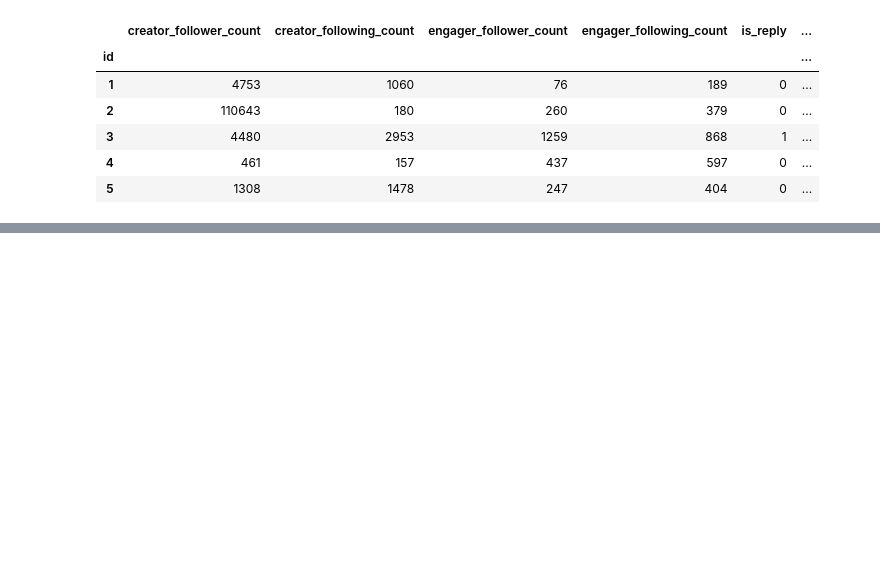
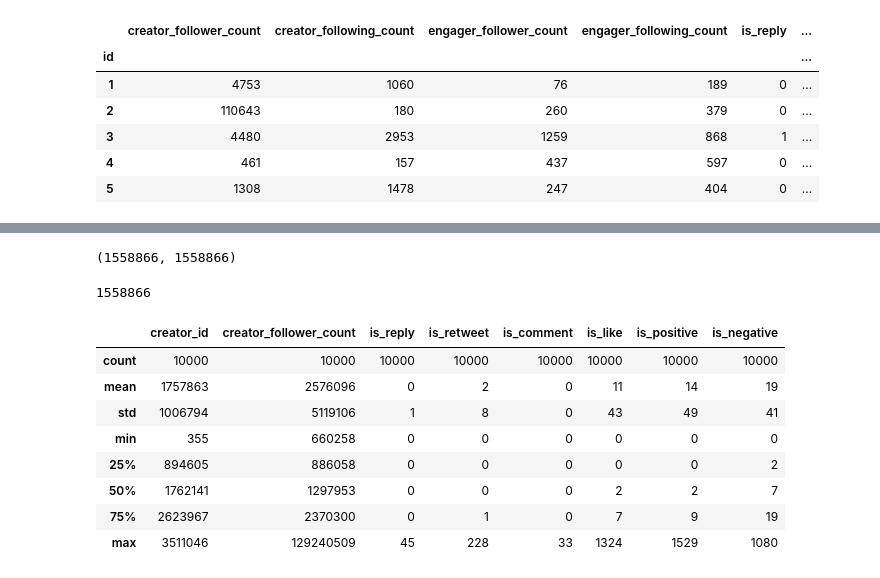
Before and after one commit to RecKIE7/recsys2021-twitter, a Jupyter notebook: analysis/follow_count.ipynb, the cells around one changed output, grey strips where cells are left out. Saved outputs shown, nothing was run; the diff lists cells and outputs as text; code cells hidden in the pictures; blank space fills up the shorter version.

```diff
--- a/analysis/follow_count.ipynb
+++ b/analysis/follow_count.ipynb
@@ -96,0 +111,4 @@ df.head()
+# %%
+creator_follower_count = df.compute().groupby('creator_id')[['creator_follower_count']].nth(-1)
+creator_follower_count = creator_follower_count.reset_index()
+creator_follower_count.head()
@@ -96,0 +133,9 @@ df.head()
+# %%
+len(creator_engagements), len(creator_follower_count)
+# %% [output]
+(1558866, 1558866)
+# %%
+creator_follower_df = creator_follower_count.merge(creator_engagements, on=['creator_id'], how='left')
+len(creator_follower_df)
+# %% [output]
+1558866
@@ -96,0 +144,14 @@ df.head()
+# %%
+top_n = 10000
+top_n_creator = sorted_creator_follower[:top_n]
+top_n_creator.describe().astype(np.int64)
+# %% [output]
+|  | creator_id | creator_follower_count | is_reply | is_retweet | is_comment | is_like | is_positive | is_negative |
+| count | 10000 | 10000 | 10000 | 10000 | 10000 | 10000 | 10000 | 10000 |
+| mean | 1757863 | 2576096 | 0 | 2 | 0 | 11 | 14 | 19 |
+| std | 1006794 | 5119106 | 1 | 8 | 0 | 43 | 49 | 41 |
+| min | 355 | 660258 | 0 | 0 | 0 | 0 | 0 | 0 |
+| 25% | 894605 | 886058 | 0 | 0 | 0 | 0 | 0 | 2 |
+| 50% | 1762141 | 1297953 | 0 | 0 | 0 | 2 | 2 | 7 |
+| 75% | 2623967 | 2370300 | 0 | 1 | 0 | 7 | 9 | 19 |
+| max | 3511046 | 129240509 | 45 | 228 | 33 | 1324 | 1529 | 1080 |
```
Also changed, not shown: parts of 11 cells of this notebook.
